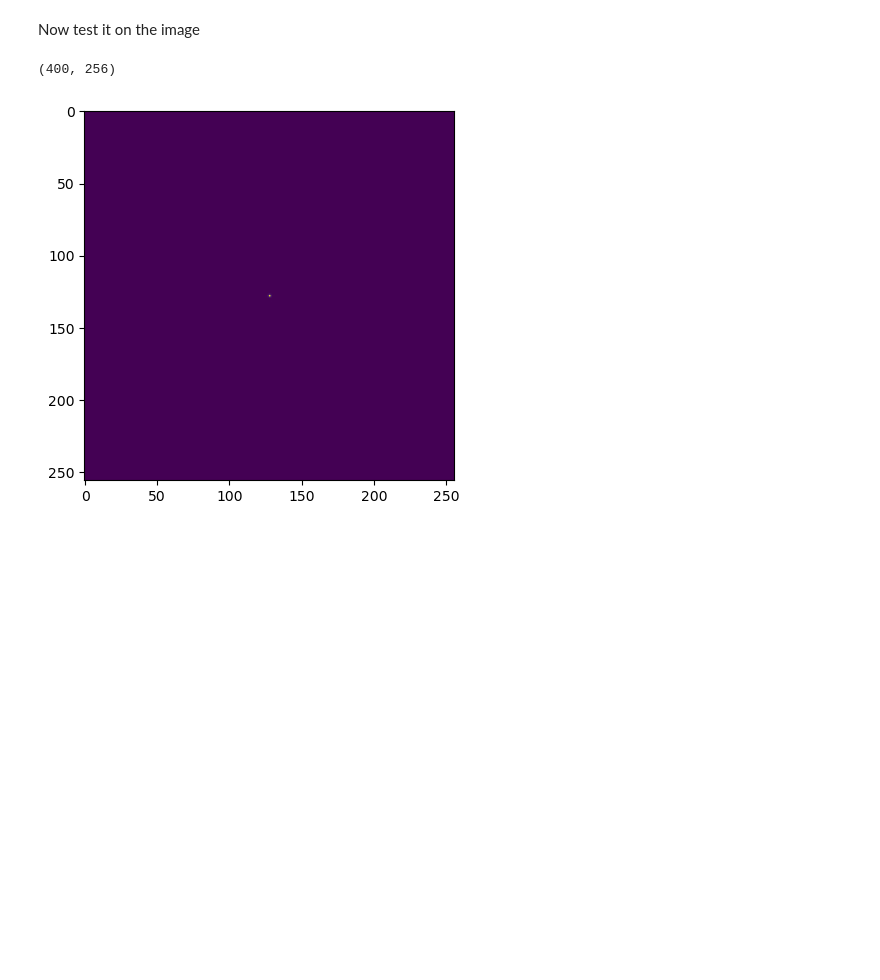
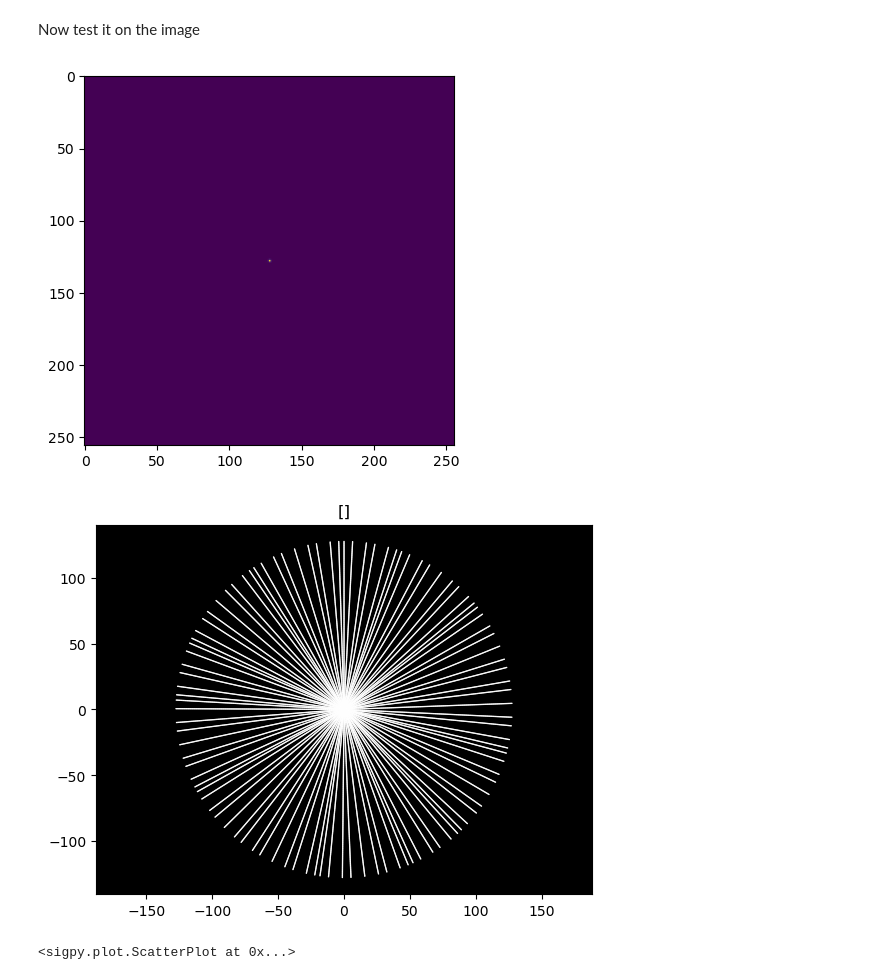
Before and after one commit to ReyhanSanei/MedicalImages_project1, a Jupyter notebook: notebooks/explore_sitk_sigpy.ipynb, the cells around one changed output. Saved outputs shown, nothing was run; the diff lists cells and outputs as text; code cells hidden in the pictures; blank space fills up the shorter version.

```diff
--- a/notebooks/explore_sitk_sigpy.ipynb
+++ b/notebooks/explore_sitk_sigpy.ipynb
@@ -236,10 +241,12 @@ Now test it on the image
 # %%
 spokes_ok = sigpy.mri.radial([100,256,2],[256,256])
 spokes_ok_tr = translate_spokes_to_img_coord(spokes_ok, (256,256))
 sampled_kspace = sigpy.interpolate(t1_fft, spokes_ok_tr)
 sampled_fft = sigpy.gridding(sampled_kspace,spokes_ok_tr,np.array([256,256]))
 plt.imshow(np.abs(sampled_fft))
-sampled_t1_fft.shape
+sampled_fft.shape
+sigpy.plot.ScatterPlot(spokes_ok)
 # %% [output]
+[figure]
+[figure, added]
-(400, 256)
+<sigpy.plot.ScatterPlot at 0x...>
-[figure]
```
Also changed, not shown: parts of 13 cells of this notebook, 1 other file.
